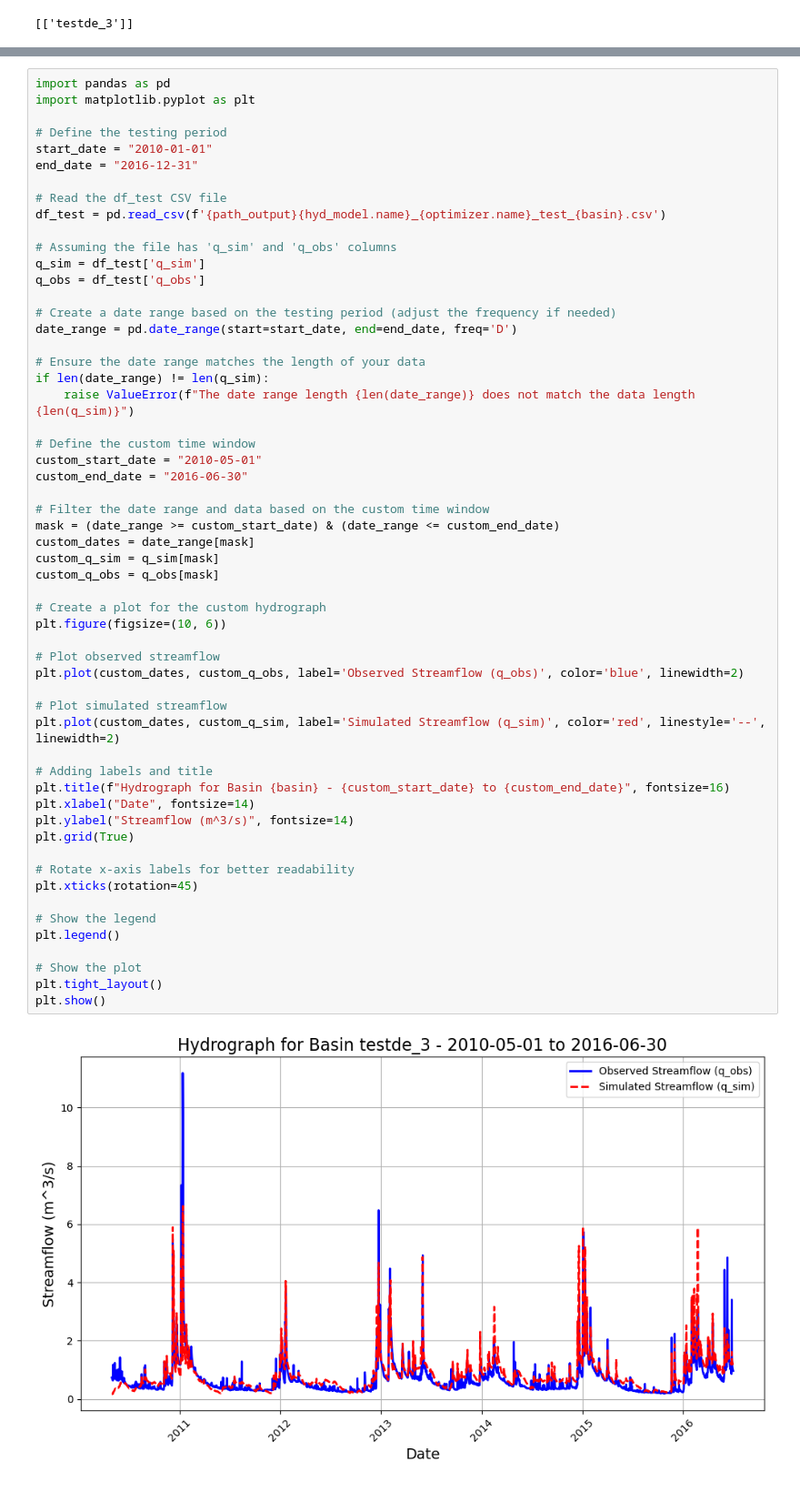
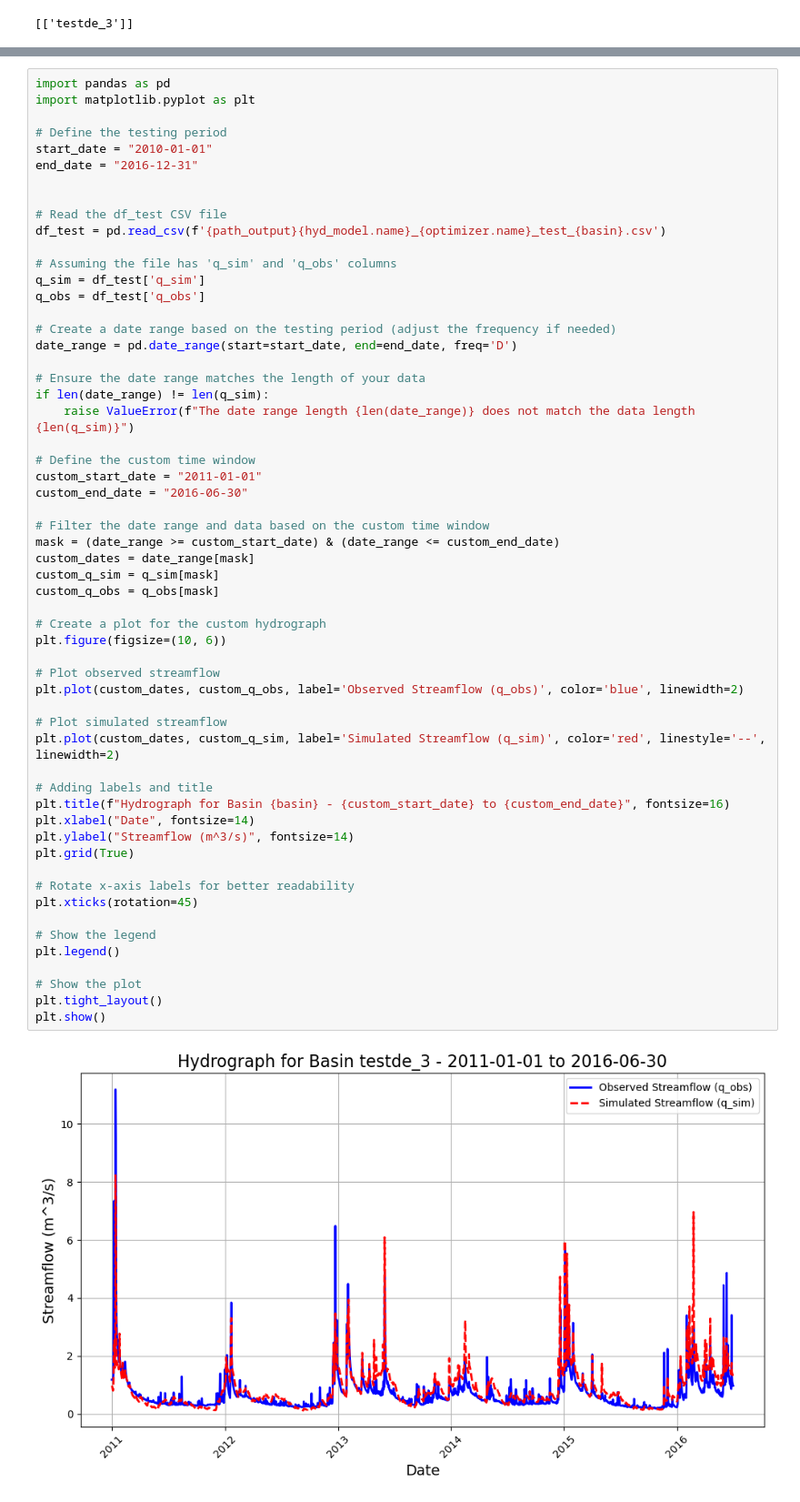
Before and after one commit to Ash-Manoj/Hy2DL_Caravan, a Jupyter notebook: Hy2DL/conceptual_models/experiment_schwarzbach_lstm.ipynb, the cells around one changed output, grey strips where cells are left out. Shown: that part at 91% size. Drawn from its saved outputs; the diff is of its cells as text.

```diff
--- a/Hy2DL/conceptual_models/experiment_schwarzbach_lstm.ipynb
+++ b/Hy2DL/conceptual_models/experiment_schwarzbach_lstm.ipynb
@@ -236,6 +236,7 @@ import matplotlib.pyplot as plt
 # Define the testing period
 start_date = "2010-01-01"
 end_date = "2016-12-31"
+
 
 # Read the df_test CSV file
 df_test = pd.read_csv(f'{path_output}{hyd_model.name}_{optimizer.name}_test_{basin}.csv')
@@ -252,41 +253,41 @@ if len(date_range) != len(q_sim):
     raise ValueError(f"The date range length {len(date_range)} does not match the data length {len(q_sim)}")
 
 # Define the custom time window
-custom_start_date = "2010-05-01"
+custom_start_date = "2011-01-01"
 custom_end_date = "2016-06-30"
 
 # Filter the date range and data based on the custom time window
 mask = (date_range >= custom_start_date) & (date_range <= custom_end_date)
 custom_dates = date_range[mask]
 custom_q_sim = q_sim[mask]
 custom_q_obs = q_obs[mask]
 
 # Create a plot for the custom hydrograph
 plt.figure(figsize=(10, 6))
 
 # Plot observed streamflow
 plt.plot(custom_dates, custom_q_obs, label='Observed Streamflow (q_obs)', color='blue', linewidth=2)
 
 # Plot simulated streamflow
 plt.plot(custom_dates, custom_q_sim, label='Simulated Streamflow (q_sim)', color='red', linestyle='--', linewidth=2)
 
 # Adding labels and title
 plt.title(f"Hydrograph for Basin {basin} - {custom_start_date} to {custom_end_date}", fontsize=16)
 plt.xlabel("Date", fontsize=14)
 plt.ylabel("Streamflow (m^3/s)", fontsize=14)
 plt.grid(True)
 
 # Rotate x-axis labels for better readability
 plt.xticks(rotation=45)
 
 # Show the legend
 plt.legend()
 
 # Show the plot
 plt.tight_layout()
 plt.show()
 # %% [output]
-[figure, old version]
+[figure, new version]
 # %%
 import pandas as pd
 import matplotlib.pyplot as plt
```
Also changed, not shown: parts of 4 cells of this notebook, 9 other files.
